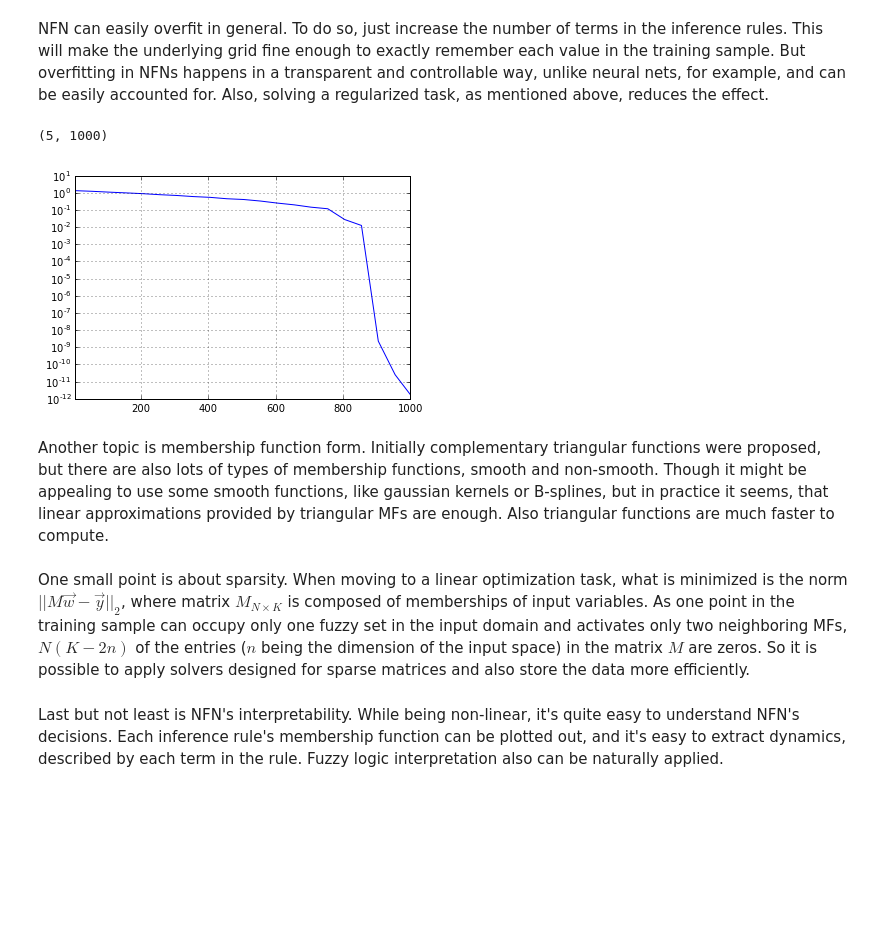
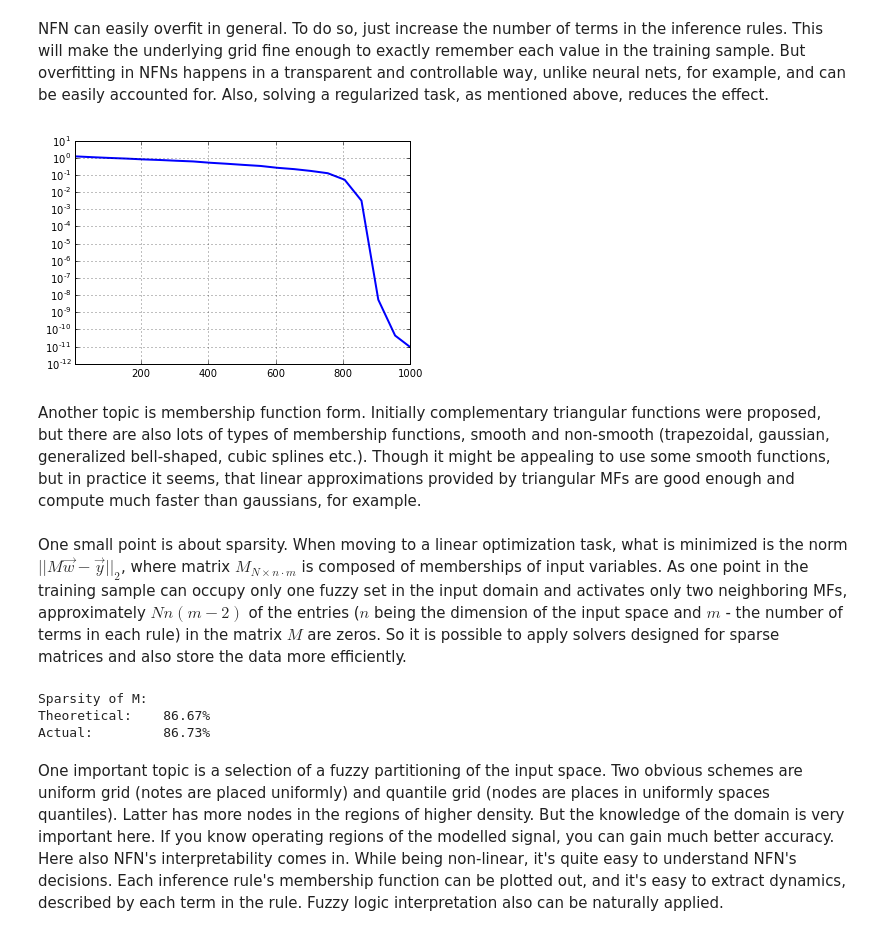
Before and after one commit to digamma-ai/neofuzzyneuron, a Jupyter notebook: tutorial.ipynb, the cells around one changed output. Drawn from its saved outputs; the diff is of its cells as text; code cells hidden in the pictures; blank space fills up the shorter version.

```diff
--- a/tutorial.ipynb
+++ b/tutorial.ipynb
@@ -106,8 +71,8 @@ Adding a noise terms $\epsilon_t$ to this we get an exact description of the AR(
 # construction of a trivial NFN and demonstration of
 # the equivalence to an AR(1) model
 
-grid = [-1, 0, 1, 2]
-w    = [    1, 3,  ]
+grid = [-1, 0,   1, 2]
+w    = [    2, 1.5,  ]
 x = np.linspace(grid[0], grid[-1], (grid[-1] - grid[0])*100).reshape(-1,1)
 mfunc = get_asym_mfunc(np.array([grid]).T)
 M = mfunc(x)
@@ -115,12 +80,13 @@ W = np.array([w]).T
 Y = W[None,:,:] * M
 
 for i in range(M.shape[1]):
-    plt.plot(x, Y[:,i,0], 'k-', alpha = 0.5)
+    plt.plot(x, Y[:,i,0], alpha = 0.5)
 plt.plot(x[100:200], Y[100:200].sum(axis = (1,2)), 'r-', lw = 3, label = 'Inference rule')
 
 a0 = (w[0]*grid[2] - w[1]*grid[1]) / (grid[2] - grid[1])
 a1 = (w[1] - w[0]) / (grid[2] - grid[1])
-plt.plot(x, a0 + a1*x, 'k--', lw = 2, label = 'AR(1) transfer func')
+plt.title("NFN and it's equivalent AR(1) model")
+plt.plot(x, a0 + a1*x, 'k--', lw = 2, label = "AR(1) $a_0 = %.2f$, $a_1 = %.2f$" % (a0, a1))
 plt.legend(loc = 'best')
 plt.grid()
 # %% [output]
@@ -403,31 +147,45 @@ NFN can easily overfit in general. To do so, just increase the number of terms i
 # %%
 # overfitting example
 
 t = np.linspace(0,10*np.pi,1000)
 x = np.sin(t) + np.random.randn(t.size)
 D = rollwin(x, 3)
 X, y = D[:,:-1], D[:,-1]
 
 def mse(x, y):
     return np.mean(np.square(x - y))
 
 range_rules = np.arange(5, 1050, 50)
 
 error = list()
 for i in range_rules:
     nfn = NeoFuzzyNeuron(n_rules = i, solver = Ridge(alpha = 1e-8))
     y_pred = nfn.fit_predict(X, y)
     error.append(mse(y, y_pred))
 
-plt.semilogy(range_rules, error)
+plt.semilogy(range_rules, error, lw = 2)
 plt.grid()
-plt.xlim(5,1000)
+plt.xlim(5,1000);
 # %% [output]
-(5, 1000)
-[figure, old version]
+[figure, new version]
 # %% [markdown]
-Another topic is membership function form. Initially complementary triangular functions were proposed, but there are also lots of types of membership functions, smooth and non-smooth. Though it might be appealing to use some smooth functions, like gaussian kernels or B-splines, but in practice it seems, that linear approximations provided by triangular MFs are enough. Also triangular functions are much faster to compute.
+Another topic is membership function form. Initially complementary triangular functions were proposed, but there are also lots of types of membership functions, smooth and non-smooth (trapezoidal, gaussian, generalized bell-shaped, cubic splines etc.). Though it might be appealing to use some smooth functions, but in practice it seems, that linear approximations provided by triangular MFs are good enough and compute much faster than gaussians, for example.
 # %% [markdown]
-One small point is about sparsity. When moving to a linear optimization task, what is minimized is the norm $|| M\vec{w} - \vec{y}||_2$, where matrix $M_{N \times K}$ is composed of memberships of input variables. As one point in the training sample can occupy only one fuzzy set in the input domain and activates only two neighboring MFs, $N (K - 2n)$ of the entries ($n$ being the dimension of the input space) in the matrix $M$ are zeros. So it is possible to apply solvers designed for sparse matrices and also store the data more efficiently.
+One small point is about sparsity. When moving to a linear optimization task, what is minimized is the norm $|| M\vec{w} - \vec{y}||_2$, where matrix $M_{N \times n \cdot m}$ is composed of memberships of input variables. As one point in the training sample can occupy only one fuzzy set in the input domain and activates only two neighboring MFs, approximately $N n (m - 2)$ of the entries ($n$ being the dimension of the input space and $m$ - the number of terms in each rule) in the matrix $M$ are zeros. So it is possible to apply solvers designed for sparse matrices and also store the data more efficiently.
+# %%
+N = 10000
+n = 12
+m = 15
+X = np.random.rand(N, n)
+grid = uniform_grid(X, m)
+mfunc = get_sym_mfunc(grid)
+M = mfunc(X)
+print("Sparsity of M:")
+print("Theoretical:\t%.2f%%" % (N*n*(m - 2) / (N*n*m) * 100))
+print("Actual: \t%.2f%%" % ((M == 0).sum() / M.size * 100))
+# %% [output]
+Sparsity of M:
+Theoretical:    86.67%
+Actual:         86.73%
 # %% [markdown]
-Last but not least is NFN's interpretability. While being non-linear, it's quite easy to understand NFN's decisions. Each inference rule's membership function can be plotted out, and it's easy to extract dynamics, described by each term in the rule. Fuzzy logic interpretation also can be naturally applied.
+One important topic is a selection of a fuzzy partitioning of the input space. Two obvious schemes are uniform grid (notes are placed uniformly) and quantile grid (nodes are places in uniformly spaces quantiles). Latter has more nodes in the regions of higher density. But the knowledge of the domain is very important here. If you know operating regions of the modelled signal, you can gain much better accuracy. Here also NFN's interpretability comes in. While being non-linear, it's quite easy to understand NFN's decisions. Each inference rule's membership function can be plotted out, and it's easy to extract dynamics, described by each term in the rule. Fuzzy logic interpretation also can be naturally applied.
```
Also changed, not shown: parts of 21 cells of this notebook, 4 other files.
